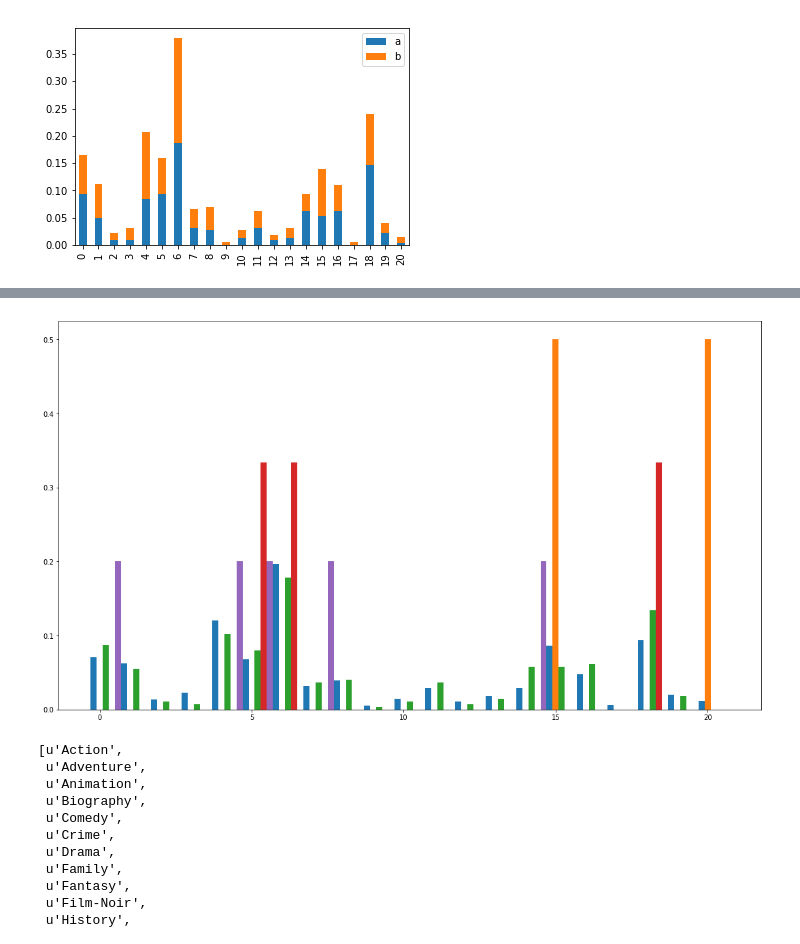
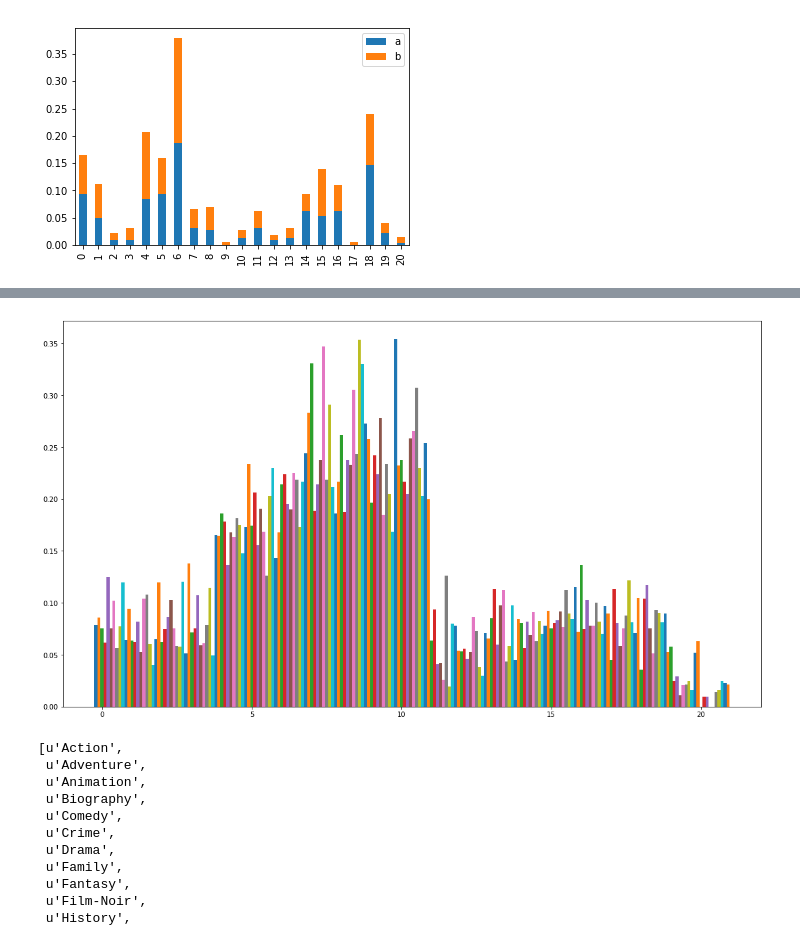
Before and after one commit to WoodExplorer/dissertation__recommendation_system__experiment, a Jupyter notebook: chap 2 exp 2 clustering.ipynb, the cells around one changed output, grey strips where cells are left out. Saved outputs shown, nothing was run; the diff lists cells and outputs as text; code cells hidden in the pictures.

Commit message:
[Linux] Working on chapter 2 experiment 2 clustering. No good result. Not going to include it in dissertation.

```diff
--- a/chap 2 exp 2 clustering.ipynb
+++ b/chap 2 exp 2 clustering.ipynb
@@ -26,4 +34,9 @@ for item in r:
         continue
     vec_list.append(model[key])
 data = np.array(vec_list    )
+# %%
+vec_list = []
+for key in model.vocab:
+    vec_list.append(model[key])
+data = np.array(vec_list)
 # %%
@@ -55,4 +101,6 @@ print all_genres
 # %%
+
+
 # find out genres of items in a cluster
 def find_out_genres_of_items_in_a_cluster(cluster_label, y_pred, model):
     c = data[y_pred == cluster_label]
@@ -62,10 +110,12 @@ def find_out_genres_of_items_in_a_cluster(cluster_label, y_pred, model):
         item_id, simi = model.most_similar([member], topn=1)[0]
         assert(simi > 0.99999)
 
-        cur.execute('select genres from genres_of_items_with_synopsis where item_id = %s' % item_id)
-        ret = cur.fetchall()
-        ret = [x[0] for x in ret]
-        assert(1 == len(ret))
+        #cur.execute('select genres from genres_of_items_with_synopsis where item_id = %s' % item_id)
+        #ret = cur.fetchall()
+        #ret = [x[0] for x in ret]
+        #assert(1 == len(ret))
+        #
+        #item_genre_list.append((item_id, ret))
 
-        item_genre_list.append((item_id, ret))
+        item_genre_list.append((item_id, [','.join(item_info[item_id])]))
     return item_genre_list
@@ -98,18 +133,3 @@ def bench_k_means(estimator, name, data, sample_size=300):
 
     y_pred = estimator.predict(data)
     return y_pred
-# %%
-pred_result_map = {}
-score_map = {}
-prm = pred_result_map
-sample_size = 300
-for n_digits in range(2, 15):
-    name = 'k-means++'
-    t0 = time()
-    estimator = KMeans(init=name, n_clusters=n_digits, n_init=100)
-    estimator.fit(data)
-
-    silhouette_score = metrics.silhouette_score(data, estimator.labels_, metric='euclidean', sample_size=sample_size)
-    print('n_digits=%d   % 9s   %.2fs    %.3f' % (n_digits, name, (time() - t0), silhouette_score))
-    prm[n_digits] = estimator.labels_
-    score_map[n_digits] = silhouette_score
@@ -144,8 +269,8 @@ np.arange(5)
 # %% [output]
 array([0, 1, 2, 3, 4])
 # %%
-igl_0 = find_out_genres_of_items_in_a_cluster(0, prm[2], model)
-igl_1 = find_out_genres_of_items_in_a_cluster(1, prm[2], model)
+igl_0 = find_out_genres_of_items_in_a_cluster(0, prm[42], model)
+igl_1 = find_out_genres_of_items_in_a_cluster(1, prm[42], model)
 
 gd0 = find_genre_dist(igl_0)
 gd1 = find_genre_dist(igl_1)
@@ -226,38 +392,40 @@ plt.show()
 # %%
 
-interested_k = 5
+interested_k = 42
 
 item_genres_list__list = [find_out_genres_of_items_in_a_cluster(x, prm[interested_k], model) for x in xrange(interested_k)]
 
 genre_dist_list = [find_genre_dist(igl) for igl in item_genres_list__list]
 
 d_dict_list = [dict(gd) for gd in genre_dist_list]
 
 for d in d_dict_list:
     for g in all_genres:
         if g not in d:
             d[g] = 0
 for i in xrange(len(d_dict_list)):
     for j in xrange(i):
+        #print d_dict_list[i].keys()
+        #print d_dict_list[j].keys()
         assert(set(d_dict_list[i].keys()) == set(d_dict_list[j].keys()))
 
 d_list_list = [[d[x] for x in all_genres] for d in d_dict_list]
 
 
 d_list_list = [np.array(d_list) * 1. / sum(d_list) for d_list in d_list_list]
 
 
 indexes = np.arange(len(all_genres))
 
 for i, d_list in enumerate(d_list_list):
-    plt.bar(indexes - 0.2 + 0.2 * i, d_list, 0.2)
+    plt.bar(indexes - 0.2 + 0.1 * i, d_list, 0.1)
 
 fig = plt.gcf()
 fig.set_size_inches(18.5, 10.5, forward=True)
 
 plt.show()
 # %% [output]
-[figure, old version]
+[figure, new version]
 # %%
 all_genres
 # %% [output]
```
Also changed, not shown: parts of 18 cells of this notebook.
